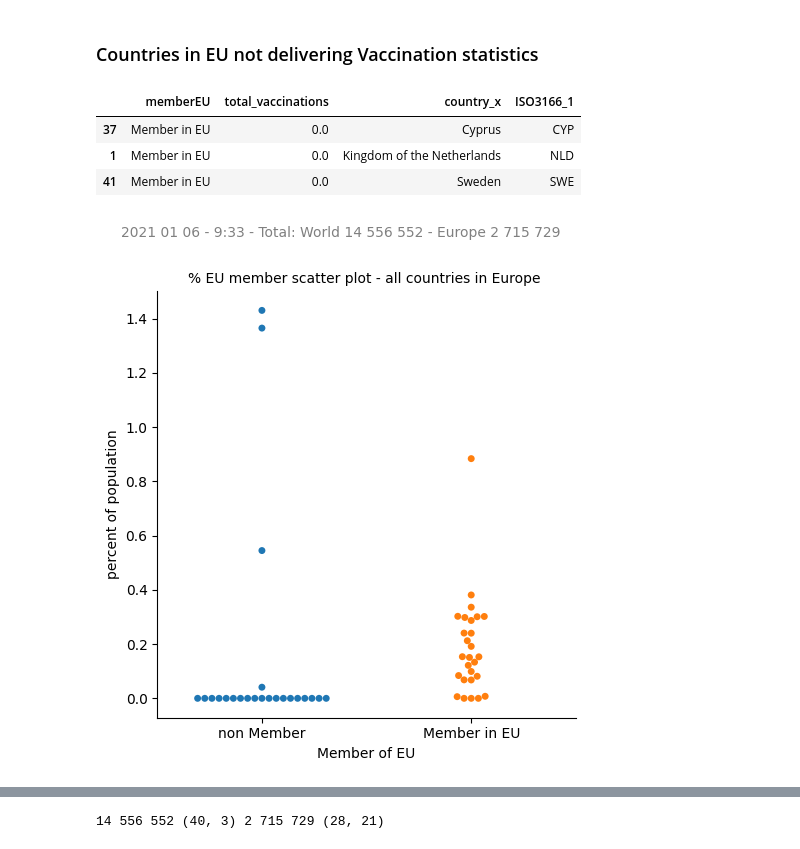
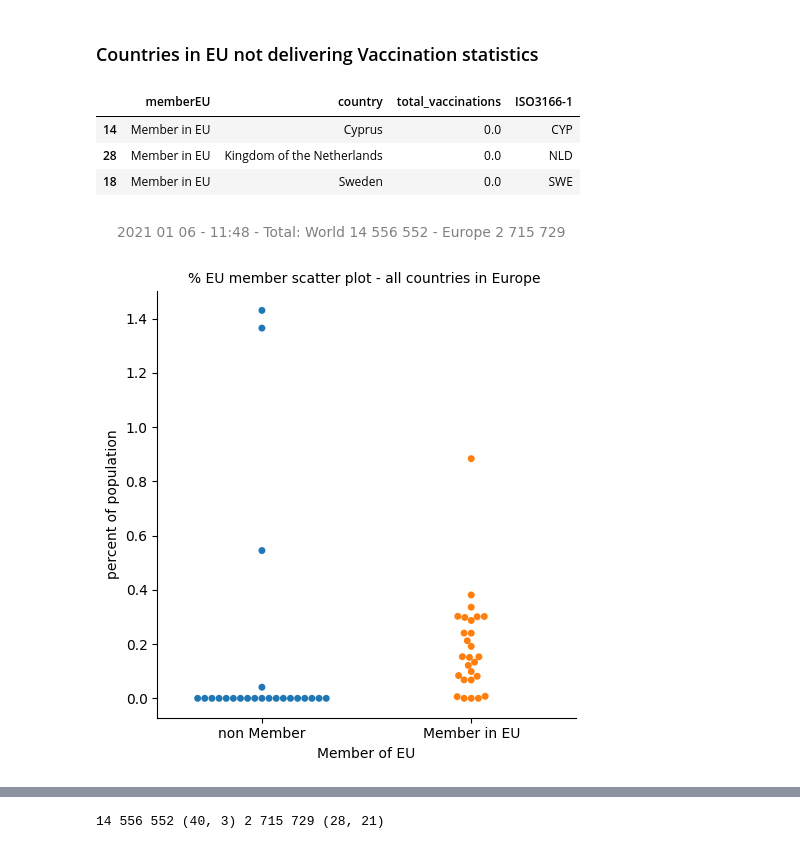
Before and after one commit to salgo60/CoronaVaccinationCheck, a Jupyter notebook: Check Corona Vaccination.ipynb, the cells around one changed output, grey strips where cells are left out. Cells and saved outputs as stored; diff of their text form; code cells hidden in the pictures.

```diff
--- a/Check Corona Vaccination.ipynb
+++ b/Check Corona Vaccination.ipynb
@@ -754,13 +754,16 @@ memory usage: 5.2+ KB
 # %% [markdown]
 ### Countries in EU not delivering Vaccination statistics
 # %%
+CountriesDataEuropeAll.rename(columns = {'country_x': 'country'}, inplace = True)
+CountriesDataEuropeAll.rename(columns = {'ISO3166_1': 'ISO3166-1'}, inplace = True)
+
 CountriesDataEuropeAll[(CountriesDataEuropeAll["memberEU"] == "Member in EU") & \
-(CountriesDataEuropeAll["total_vaccinations"] == 0 )][{"total_vaccinations","country_x","ISO3166_1","memberEU"}]
+(CountriesDataEuropeAll["total_vaccinations"] == 0 )][{"total_vaccinations","country","ISO3166-1","memberEU"}]
 # %% [output]
-|  | memberEU | total_vaccinations | country_x | ISO3166_1 |
-| 37 | Member in EU | 0.0 | Cyprus | CYP |
-| 1 | Member in EU | 0.0 | Kingdom of the Netherlands | NLD |
-| 41 | Member in EU | 0.0 | Sweden | SWE |
+|  | memberEU | country | total_vaccinations | ISO3166-1 |
+| 14 | Member in EU | Cyprus | 0.0 | CYP |
+| 28 | Member in EU | Kingdom of the Netherlands | 0.0 | NLD |
+| 18 | Member in EU | Sweden | 0.0 | SWE |
 # %%
 plt.rcParams.update(plt.rcParamsDefault)
 plt.rcParams['figure.figsize'] = (15.0, 10.0)
@@ -776,7 +779,7 @@ plt.suptitle(start_time.strftime('%Y %m %d - %-H:%M - Total: World ' + worldtota
 plt.savefig("images/Corona_VaccinationperPopulation_AllEurope_scatterplot.png",bbox_inches="tight")
 plt.show()
 # %% [output]
-[figure, old version]
+[figure, new version]
 # %%
 #CountriesDataEuropeAll["head_gender"].astype('string')
 CountriesDataEuropeAll.info()
```
Also changed, not shown: parts of 12 cells of this notebook, 15 other files.
